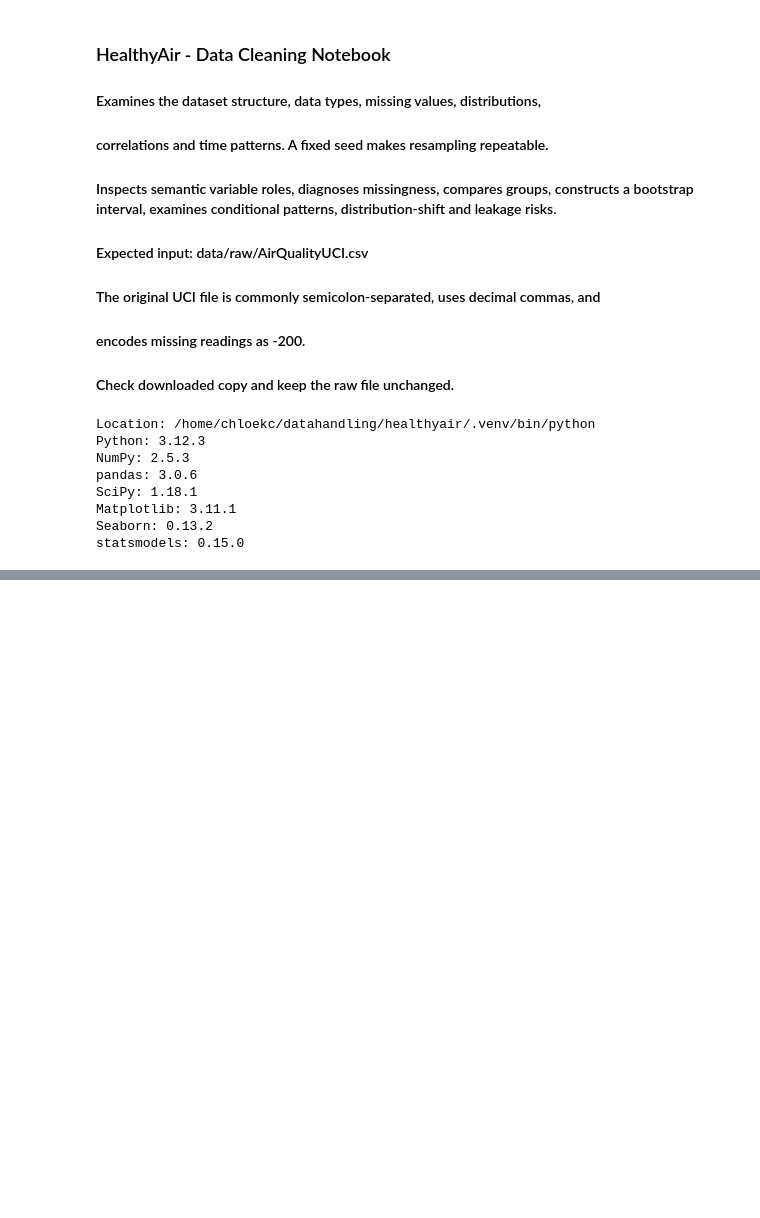
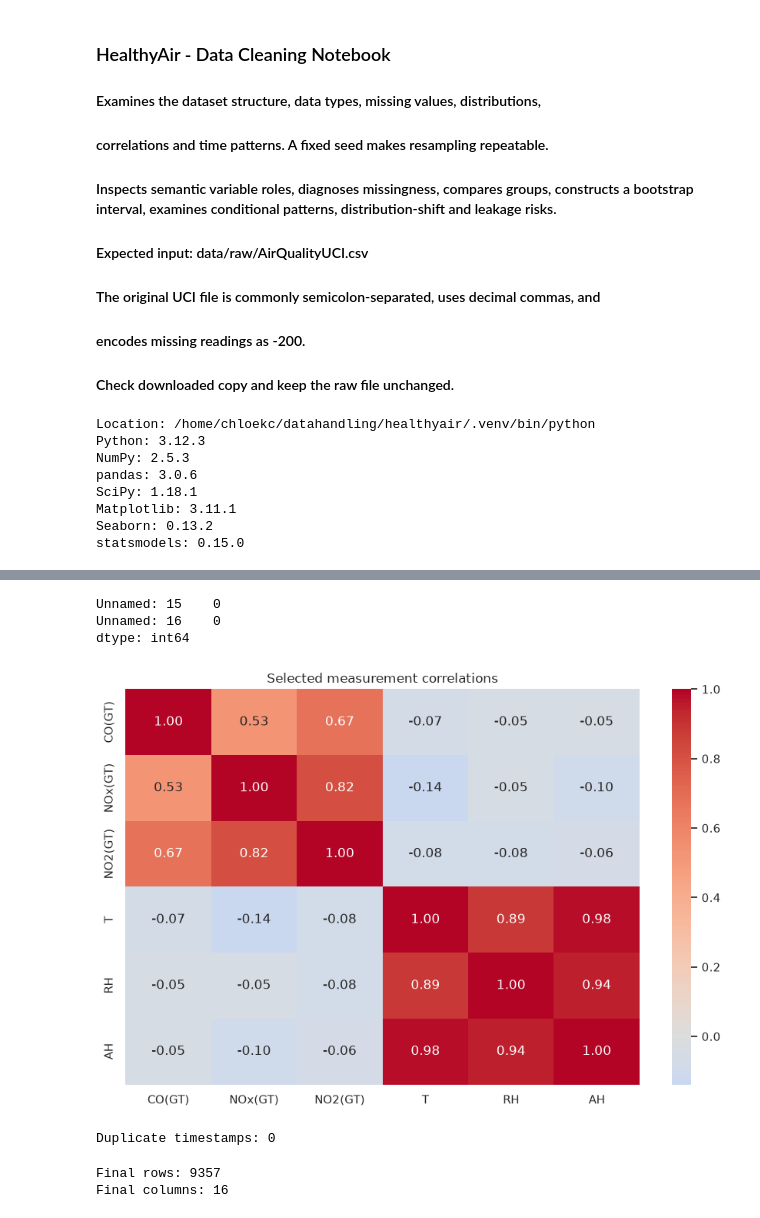
Before and after one commit to ChloeKC/healthyair, a Jupyter notebook: notebooks/data_cleaning.ipynb, the cells around one changed output, grey strips where cells are left out. Drawn from its saved outputs; the diff is of its cells as text; code cells hidden in the pictures; blank space fills up the shorter version.

```diff
--- a/notebooks/data_cleaning.ipynb
+++ b/notebooks/data_cleaning.ipynb
@@ -98,0 +140,22 @@ print("Last timestamp:", df["Datetime"].max())
+# %%
+# Remove rows without a valid timestamp
+df = df.dropna(subset=["Datetime"]).copy()
+
+# Sort chronologically
+df = df.sort_values("Datetime").reset_index(drop=True)
+
+print("Cleaned dataset shape:", df.shape)
+print("First observation:", df["Datetime"].min())
+print("Last observation:", df["Datetime"].max())
+
+# Calculate time differences between observations
+df["Time_Difference"] = df["Datetime"].diff()
+
+# Check the intervals
+print(df["Time_Difference"].value_counts().head(10))
+
+# Identify gaps larger than one hour
+gaps = df[df["Time_Difference"] > pd.Timedelta(hours=1)]
+
+print("\nGaps larger than one hour:", len(gaps))
+display(gaps[["Datetime", "Time_Difference"]].head(20))
@@ -99,15 +191,37 @@ print("Last timestamp:", df["Datetime"].max())
+# %%
+print(df[["Unnamed: 15", "Unnamed: 16"]].notna().sum())
+# %% [output]
+Unnamed: 15    0
+Unnamed: 16    0
+dtype: int64
+# %%
+df = df.drop(columns=["Unnamed: 15", "Unnamed: 16"])
+# %%
+# Relationships
+selected = [c for c in ["CO(GT)", "NOx(GT)", "NO2(GT)", "T", "RH", "AH"] if c in df.columns]
+if len(selected) > 1:
+    plt.figure(figsize=(9, 6))
+    sns.heatmap(df[selected].corr(), annot=True, cmap="coolwarm", center=0, fmt=".2f")
+    plt.title("Selected measurement correlations")
+    plt.tight_layout()
+    plt.show()
+
+if "timestamp" in df and "NO2(GT)" in df:
+    p = df[["timestamp", "NO2(GT)"]].dropna().sort_values("timestamp")
+    plt.figure(figsize=(14, 4))
+    plt.plot(p.timestamp, p["NO2(GT)"], linewidth=.6)
+    plt.xlabel("Time"); plt.ylabel("NO2(GT)")
+    plt.title("Hourly NO2 measurements")
+    plt.tight_layout(); plt.show()
+# %% [output]
+[figure, added]
 # %%
-# Sort chronologically
-df = df.sort_values("Datetime").reset_index(drop=True)
-
-# Calculate time differences between observations
-df["Time_Difference"] = df["Datetime"].diff()
-
-# Check the intervals
-print(df["Time_Difference"].value_counts().head(10))
-
-# Identify gaps larger than one hour
-gaps = df[df["Time_Difference"] > pd.Timedelta(hours=1)]
-
-print("\nGaps larger than one hour:", len(gaps))
-display(gaps[["Datetime", "Time_Difference"]].head(20))
+print("Duplicate timestamps:", df["Datetime"].duplicated().sum())
+# %% [output]
+Duplicate timestamps: 0
+# %%
+print("Final rows:", len(df))
+print("Final columns:", len(df.columns))
+# %% [output]
+Final rows: 9357
+Final columns: 16
```
Also changed, not shown: parts of 14 cells of this notebook, 2 other files.
